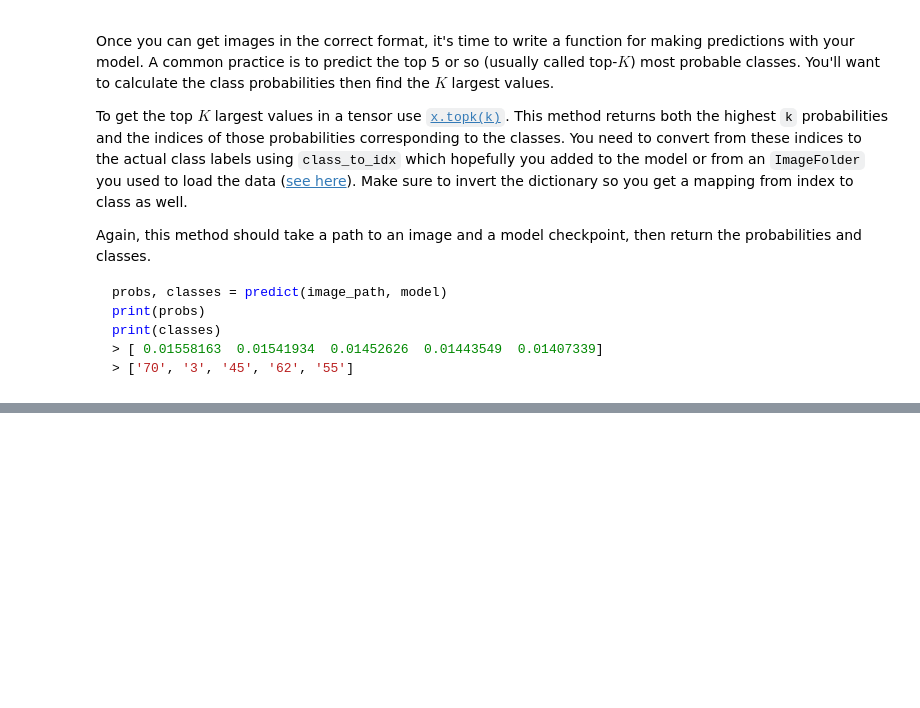
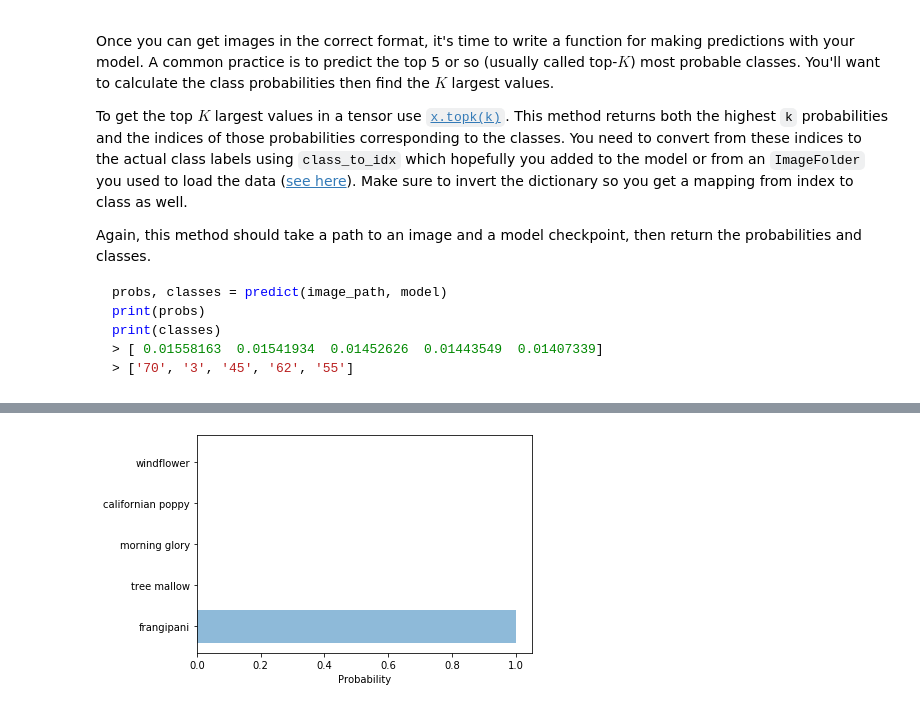
Before and after one commit to dexpota/udacity-machine-learning-introduction, a Jupyter notebook: projects/p2_image_classifier/image_classifier_project.ipynb, the cells around one changed output, grey strips where cells are left out. Saved outputs shown, nothing was run; the diff lists cells and outputs as text; code cells hidden in the pictures; blank space fills up the shorter version.

```diff
--- a/projects/p2_image_classifier/image_classifier_project.ipynb
+++ b/projects/p2_image_classifier/image_classifier_project.ipynb
@@ -221,3 +279,12 @@ Remember that you'll want to completely rebuild the model later so you can use i
+# %%
+# Save the checkpoint
+model.class_to_idx = train_dataset.class_to_idx
+
+checkpoint = {'class_to_idx': model.class_to_idx,
+              'classifier': model.classifier.state_dict()
+              'state_dict': model.state_dict()}
+
+torch.save(checkpoint, 'checkpoint.pth')
 # %% [markdown]
 ## Loading the checkpoint
 
@@ -314,0 +451,10 @@ You can convert from the class integer encoding to actual flower names with the
+# %%
+labels = [cat_to_name[label] for label in l]
+y_pos = np.arange(len(labels))
+
+plt.barh(y_pos, p, align='center', alpha=0.5)
+plt.yticks(y_pos, labels)
+plt.xlabel('Probability')
+plt.show()
+# %% [output]
+[figure, added]
```
Also changed, not shown: parts of 16 cells of this notebook.
